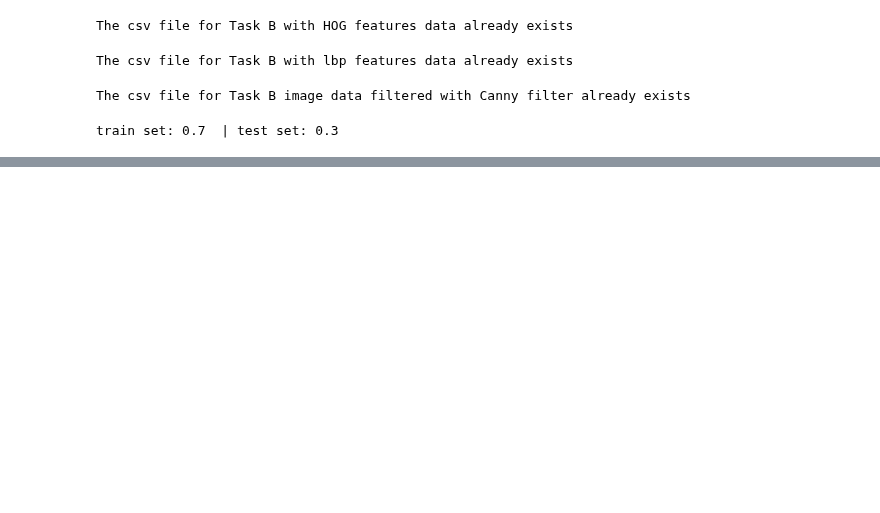
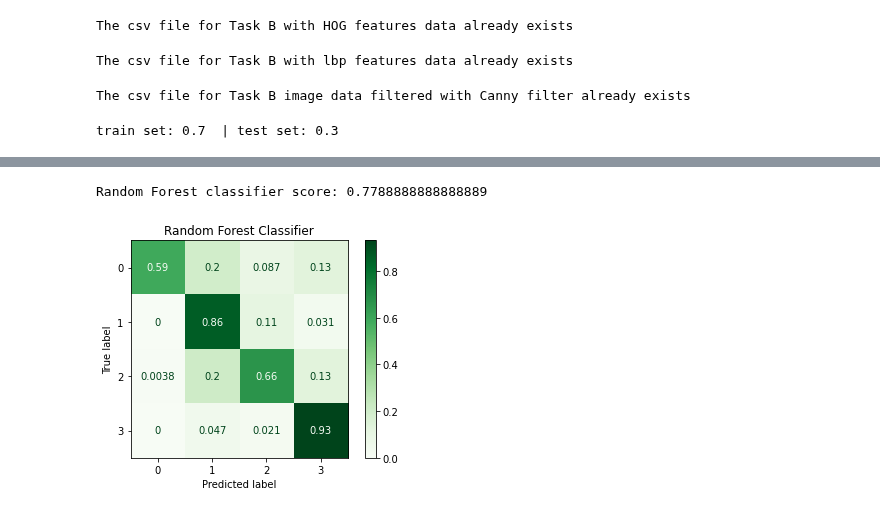
Before and after one commit to tanpinray/AMLS_22-21_SN18100138, a Jupyter notebook: Task_B.ipynb, the cells around one changed output, grey strips where cells are left out. Saved outputs shown, nothing was run; the diff lists cells and outputs as text; code cells hidden in the pictures; blank space fills up the shorter version.

```diff
--- a/Task_B.ipynb
+++ b/Task_B.ipynb
@@ -262,25 +283,41 @@ def KNNClassifier(X_train, y_train, X_test, k):
 # %%
 def RFClassifier(X_train, y_train, X_test, k):
     '''
     Inputs
         X_train: Training dataset;
         y_train: Training labels;
         X_test: Testing dataset;
         k: Number of trees in the forest.
 
     Return
         Y_pred: Predicted labels from X_test using Random Forests.
     '''
 
     clf=RandomForestClassifier(n_estimators=k)
 
     #Train the model using the training sets
     clf.fit(X_train, y_train)
 
     # prediction on test set
     Y_pred=clf.predict(X_test)
 
-    return Y_pred
+    disp = metrics.ConfusionMatrixDisplay.from_estimator(
+        clf,
+        X_test,
+        y_test,
+        cmap=plt.cm.Greens,
+        normalize='true'
+    )
+    disp.ax_.set_title('Random Forest Classifier')
+
+    return Y_pred, disp
+
+Y_pred_RandomForest, disp_RF = RFClassifier(X_train, y_train, X_test, 150)
+score_RandomForest = metrics.accuracy_score(y_test, Y_pred_RandomForest)
+print('Random Forest classifier score:', score_RandomForest)
+# %% [output]
+Random Forest classifier score: 0.7788888888888889
+[figure, added]
 # %%
 def SVMClassifier(X_train, y_train, X_test):
     '''
```
Also changed, not shown: parts of 7 cells of this notebook.
